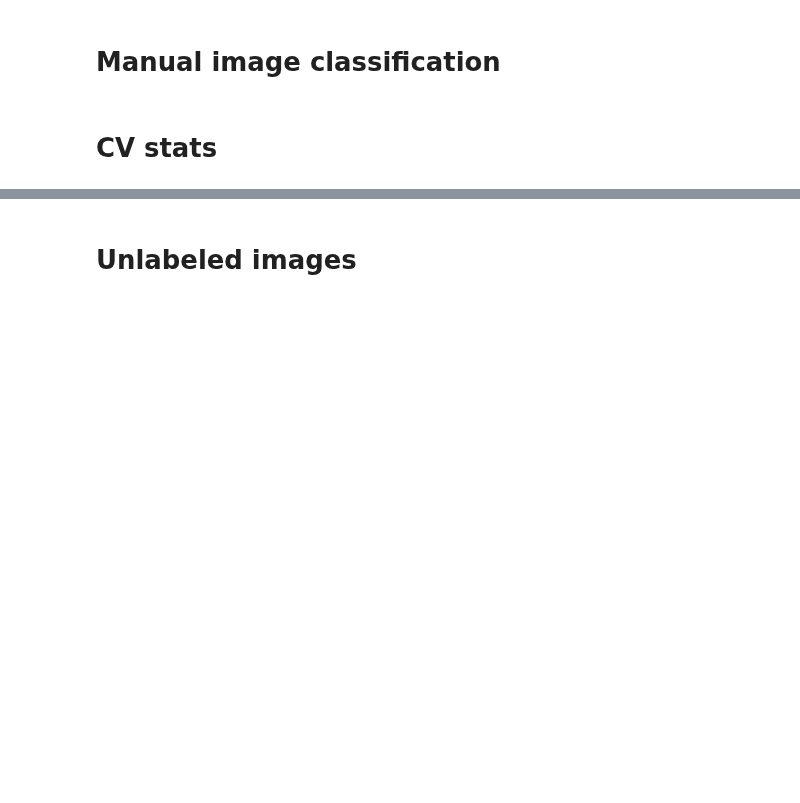
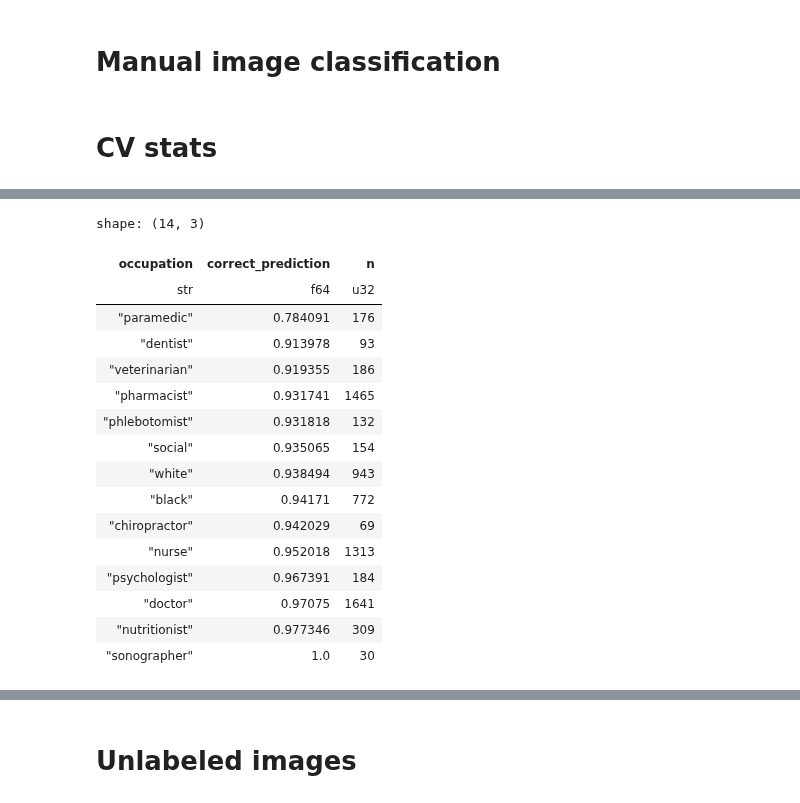
Before and after one commit to Breza/genderative_ai, a Jupyter notebook: Analysis/genderative_analysis.ipynb, the cells around one changed output, grey strips where cells are left out. Cells and saved outputs as stored; diff of their text form; code cells hidden in the pictures; blank space fills up the shorter version.

Commit message:
Combines dietician and nutritionist occupations, closes #28

```diff
--- a/Analysis/genderative_analysis.ipynb
+++ b/Analysis/genderative_analysis.ipynb
@@ -184,8 +185,9 @@ def add_occupation(image_data_frame: pl.DataFrame) -> pl.DataFrame:
 
     return image_data_frame.with_columns(
         pl.col("file_path").str.replace(pattern="(female_|male_)", value="")
-        .str.extract("(?:[^_]*_){4}([^_]*)_").alias(
-            "occupation")
+        .str.extract("(?:[^_]*_){4}([^_]*)_")
+        .str.replace("dietitian", "nutritionist")
+        .alias("occupation")
     )
 
 
@@ -800,0 +786,34 @@ plt.show()
+# %%
+exploration_results_occupation = add_occupation(exploration_results)
+
+(exploration_results_occupation
+ .select(["occupation", "correct_prediction"])
+ .group_by("occupation")
+ .agg(
+    pl.mean("correct_prediction"),
+    pl.count().alias("n")
+)
+ .with_columns(
+    pl.col("occupation")
+    .replace(idx_to_class)
+)
+ .sort("correct_prediction")
+ )
+# %% [output]
+shape: (14, 3)
+| occupation | correct_prediction | n |
+| str | f64 | u32 |
+| "paramedic" | 0.784091 | 176 |
+| "dentist" | 0.913978 | 93 |
+| "veterinarian" | 0.919355 | 186 |
+| "pharmacist" | 0.931741 | 1465 |
+| "phlebotomist" | 0.931818 | 132 |
+| "social" | 0.935065 | 154 |
+| "white" | 0.938494 | 943 |
+| "black" | 0.94171 | 772 |
+| "chiropractor" | 0.942029 | 69 |
+| "nurse" | 0.952018 | 1313 |
+| "psychologist" | 0.967391 | 184 |
+| "doctor" | 0.97075 | 1641 |
+| "nutritionist" | 0.977346 | 309 |
+| "sonographer" | 1.0 | 30 |
```
Also changed, not shown: parts of 12 cells of this notebook.
